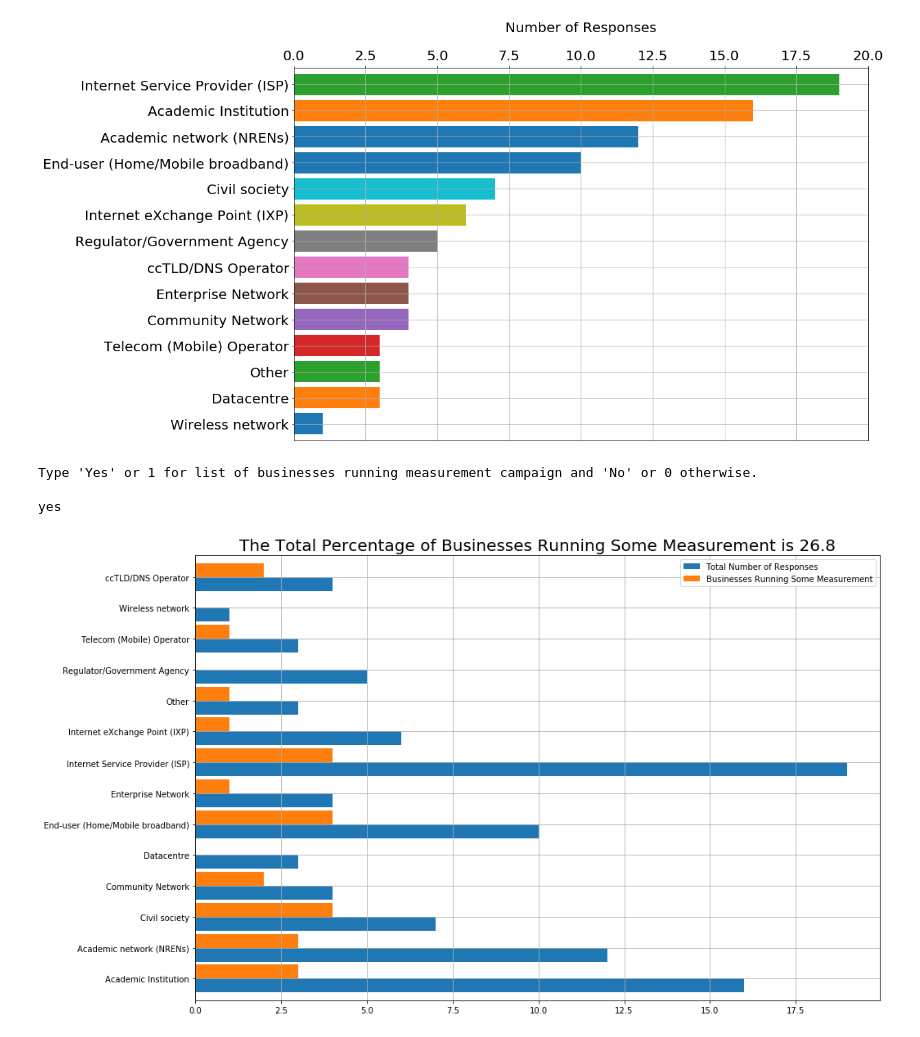
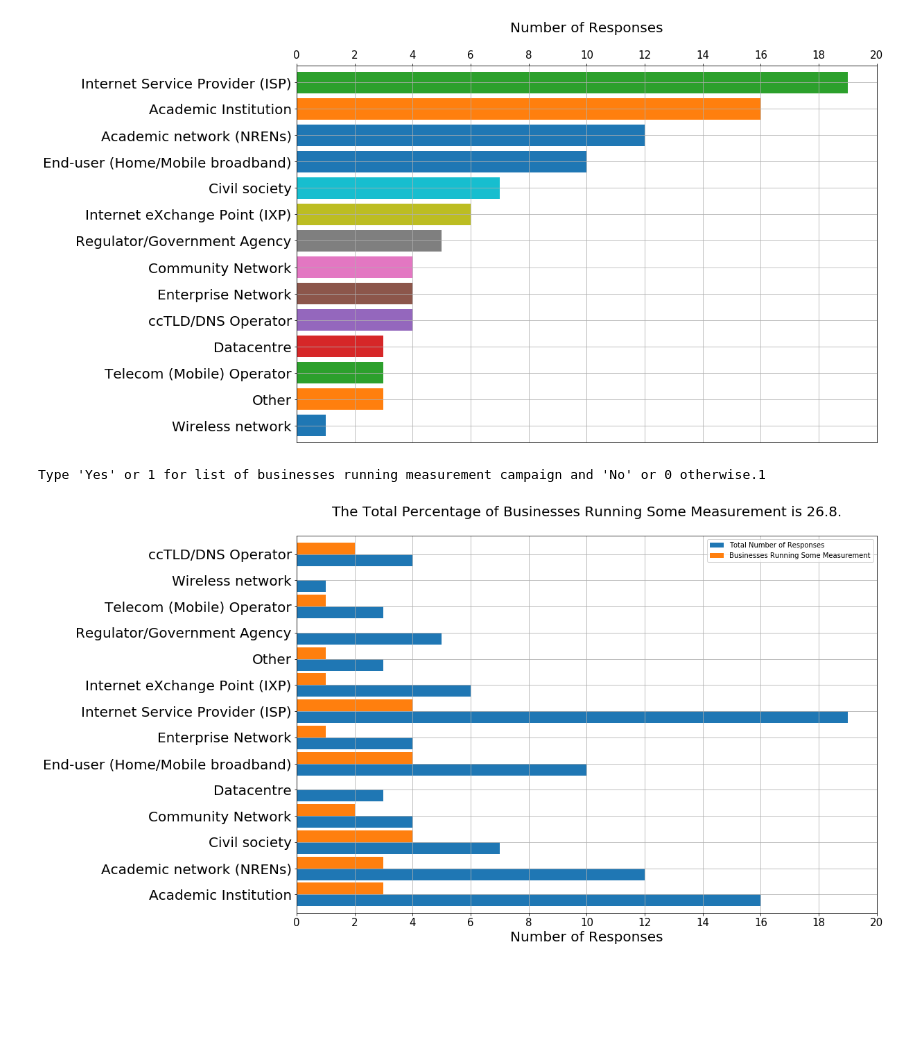
Before and after one commit to AFRINIC-Labs/Africa_Internet_Measurement_Survey, a Jupyter notebook: Internet Africa Awareness Survey.ipynb, the cells around one changed output. Drawn from its saved outputs; the diff is of its cells as text; code cells hidden in the pictures; blank space fills up the shorter version.

```diff
--- a/Internet Africa Awareness Survey.ipynb
+++ b/Internet Africa Awareness Survey.ipynb
@@ -6,11 +6,12 @@ import matplotlib.pyplot as plt
 df = pd.read_csv('results-survey634362.csv')
 #range1 = range(0,6)
 df = df.drop(df.columns[[range(0,6)]], axis=1)
+#print(df.columns)
+df.rename(columns={df.columns[0]: 'Country', df.columns[1]: 'Business Category'\
+                   , df.columns[2]: 'Business Category [Business Category - Other]'\
+                   , df.columns[12]: 'Campaign Run'}, inplace=True)
 
-df.rename(columns={df.columns[0]: 'Country', df.columns[1]: 'Business Category', df.columns\
-                   [2]: 'Business Category - Other', df.columns[12]: 'Campaign Run'}, inplace=True)
-
-types_of_network = ['Country', 'Business Category - Other',
+types_of_network = ['Country', 'Business Category [Business Category - Other]',
                     'Campaign Run',
                     '5._Please_provide_more_information.',
                     '3._What_type_of_network_are_you_operating?_[FTTX]',
@@ -33,7 +34,8 @@ business_category = ['3._What_type_of_network_are_you_operating?_[FTTX]',
  '3._What_type_of_network_are_you_operating?_[N/A]',
  '3._What_type_of_network_are_you_operating?_[Other]']
 
-reasons =['6._Please_state_your_main_purpose_for_running_network_measurements?_[Network_monitoring]',
+reasons =['Business Category [Business Category - Other]',
+              '6._Please_state_your_main_purpose_for_running_network_measurements?_[Network_monitoring]',
               '6._Please_state_your_main_purpose_for_running_network_measurements?_[Quality_of_Service_(QoS)/Quality_of_Experience_(QoE)]',
               '6._Please_state_your_main_purpose_for_running_network_measurements?_[Research]',
               '6._Please_state_your_main_purpose_for_running_network_measurements?_[Censorship_Measurement]',
@@ -93,10 +95,10 @@ def business_responses():
     col1 = col1.iloc[::-1]
     final.columns = ['Number of Responses', 'Percentage']
     ax = col1.plot(kind='barh', figsize=(15,10), width=.8, grid=True)
-    ax.set_xlim(0,20,2)
+    #ax.set_xlim(0,20)
     ax.xaxis.tick_top()
     ax.xaxis.set_label_position('top')
-    plt.xticks(fontsize=20)
+    plt.xticks([0, 2, 4, 6, 8, 10, 12, 14, 16, 18, 20], fontsize=15)
     plt.xlabel("Number of Responses\n", fontsize=20)
     plt.yticks(fontsize=20)
     #plt.legend(fontsize="xx-large")
@@ -104,44 +106,45 @@ def business_responses():
     return
 business_responses()
 # %% [output]
-[figure, old version]
+[figure, new version]
 # %%
 #Whether a business category has run measurements or not
 def measurement_campaign():
     coun = df['Business Category'].value_counts(dropna=False)
 
     while True:
-        value = input("\n\nType 'Yes' or 1 for list of businesses running measurement campaign and 'No' or 0 otherwise.\n\n")
+        value = input("\n\nType 'Yes' or 1 for list of businesses running measurement campaign and 'No' or 0 otherwise.")
         if value in ("yes", "Yes", "1"):
-            print("\n")
+            #print("\n")
             final = df[['Business Category', 'Campaign Run']][df['Campaign Run']=="Yes"]
             final2 = final.groupby('Business Category').agg({'Campaign Run': 'count'})
             text = "Running Some Measurement"
             break
         if value in ("No", "no", "0"):
-            print("\n")
+            #print("\n")
             final = df[['Business Category', 'Campaign Run']][df['Campaign Run']=="No (Go to Question 6)"]
             final2 = (final.groupby('Business Category').agg({'Campaign Run': 'count'})).sort_values('Campaign Run',\
                                                                                                  ascending=False)
             text = "Not Running Any Measurement"
             break
         print("Invalid response.")
 
     new = pd.concat([coun, final2], axis=1, sort=True)
     new.columns = ['Total Number of Responses', 'Businesses ' + text]
     percentage = round((new.T.iloc[1].sum()/new['Total Number of Responses'].sum())*100, 2)
     ax = new.plot(kind='barh', figsize=(15,10), legend=True, width=.9, grid=True)
 
-    ax.set_title("The Total Percentage of Businesses " + text + " is " + str(percentage), fontsize = 20)
+    ax.set_title("The Total Percentage of Businesses " + text + " is " + str(percentage) + ".\n", fontsize = 20)
+    plt.xticks([0, 2, 4, 6, 8, 10, 12, 14, 16, 18, 20], fontsize=15)
+    plt.xlabel("Number of Responses", fontsize=20)
+    plt.yticks(fontsize=20)
     plt.show()
     return
 
 measurement_campaign()
 # %% [output]
-Type 'Yes' or 1 for list of businesses running measurement campaign and 'No' or 0 otherwise.
-
-yes
+Type 'Yes' or 1 for list of businesses running measurement campaign and 'No' or 0 otherwise.1
-[figure, old version]
+[figure, new version]
 # %%
 #Further Information from businesses that run campaign(s)
 def campaign_info():
```
Also changed, not shown: parts of 21 cells of this notebook.
